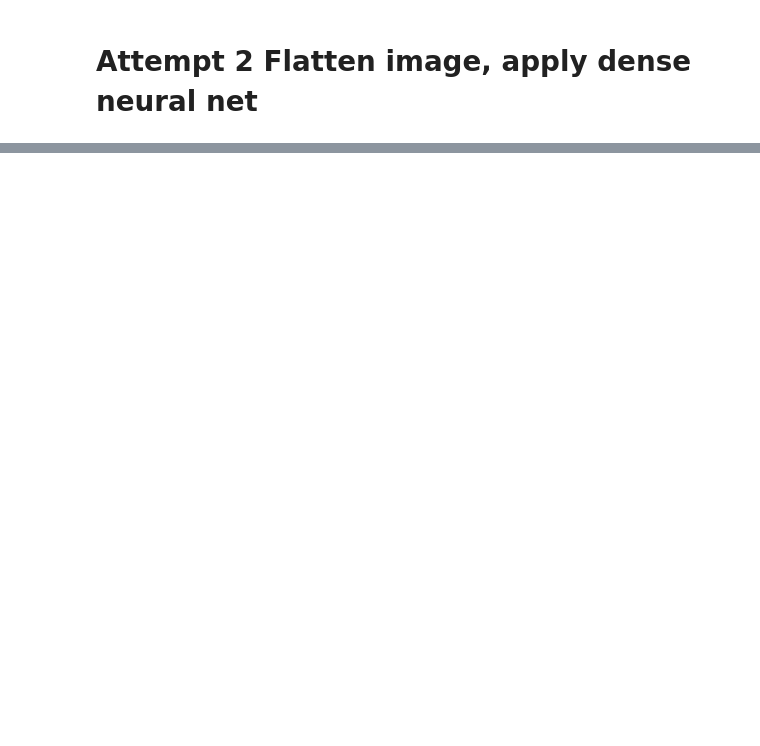
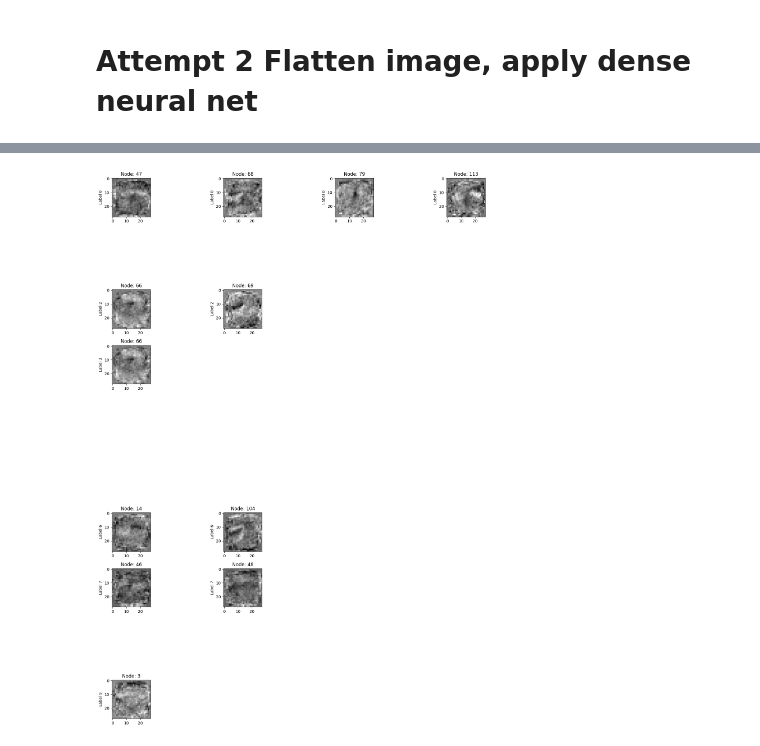
Before and after one commit to jkutaso/MNIST, a Jupyter notebook: mnist_model.ipynb, the cells around one changed output, grey strips where cells are left out. Cells and saved outputs as stored; diff of their text form; code cells hidden in the pictures; blank space fills up the shorter version.

```diff
--- a/mnist_model.ipynb
+++ b/mnist_model.ipynb
@@ -162,0 +219,17 @@ Epoch 15/15
+# %%
+i = 1
+start_to_second_layer = np.matmul(model.weights[0] + model.weights[1], model.weights[2]) + model.weights[3]
+plt.figure(figsize=(20,20))
+for j in range(10):
+    i = j * 5 + 1
+    for node in df_2[df_2[j] > 5].index:
+        node_row = np.array(start_to_second_layer[:, node])
+        plt.subplot(10, 5, i)
+        i+=1
+        plt.imshow(node_row.reshape(28, 28), cmap='gray')
+        plt.ylabel(f"Label {j}")
+        plt.title(f"Node: {node}")
+plt.tight_layout()
+plt.show()
+# %% [output]
+[figure, added]
```
Also changed, not shown: parts of 14 cells of this notebook.
